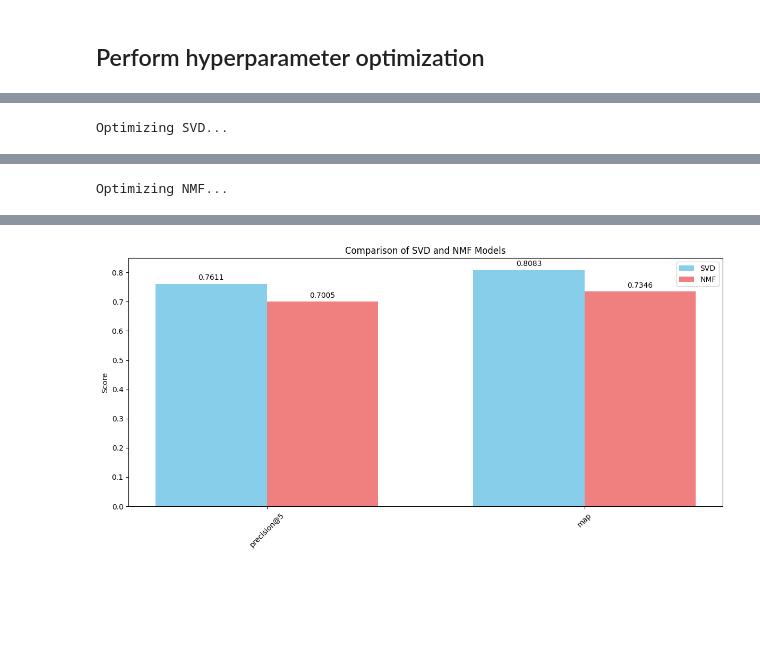
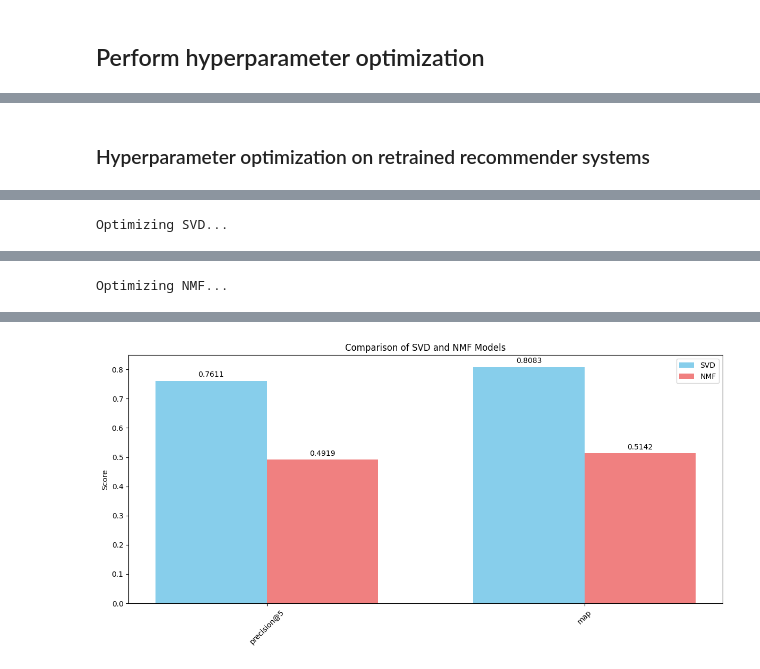
Before and after one commit to lendl-uy/ai201, a Jupyter notebook: mini_project/recommender.ipynb, the cells around one changed output, grey strips where cells are left out. Drawn from its saved outputs; the diff is of its cells as text; code cells hidden in the pictures; blank space fills up the shorter version.

```diff
--- a/mini_project/recommender.ipynb
+++ b/mini_project/recommender.ipynb
@@ -412,16 +333,0 @@ X_test_nmf_scaled = min_max_scaler.transform(X_test)
-# %%
-# Train models
-svd, X_train_svd = train_svd(X_train_svd_scaled)
-nmf, X_train_nmf = train_nmf(X_train_nmf_scaled)
-
-# Evaluate models
-svd_metrics = evaluate_recommendations(
-    svd, X_train_svd_scaled, X_test_svd_scaled, y_train, y_test
-)
-nmf_metrics = evaluate_recommendations(
-    nmf, X_train_nmf_scaled, X_test_nmf_scaled, y_train, y_test,
-    is_nmf=True, min_max_scaler=min_max_scaler
-)
-
-# Plot comparison
-plot_metrics_comparison(svd_metrics, nmf_metrics)
@@ -750,21 +661,24 @@ plot_metrics_comparison(svd_metrics, nmf_metrics)
+# %% [markdown]
+### Hyperparameter optimization on retrained recommender systems
 # %%
 # Optimize models
-best_svd, svd_study = optimize_svd(X_train_svd_scaled, y_train_smote, n_trials=50)
-best_nmf, nmf_study = optimize_nmf(X_train_nmf_scaled, y_train_smote, n_trials=50)
+best_svd_smote, svd_smote_study = optimize_svd(X_train_smote_std_scaled, y_train_smote, n_trials=50)
+best_nmf_smote, nmf_smote_study = optimize_nmf(X_train_smote, y_train_smote, n_trials=50)
 
 # Train models with optimal parameters
-X_train_svd = best_svd.fit_transform(X_train_svd_scaled)
-X_train_nmf = best_nmf.fit_transform(X_train_nmf_scaled)
+X_train_smote_svd = best_svd_smote.fit_transform(X_train_smote_std_scaled)
+X_train_smote_nmf = best_nmf_smote.fit_transform(X_train_smote)
+
+# Inference on test data
+X_test_smote_svd = best_svd_smote.transform(X_test_smote_std_scaled)
+svd_smote_predictions = get_top_k_predictions(X_train_smote_svd, X_test_smote_svd, y_train_smote)
+X_test_smote_nmf = best_nmf_smote.transform(X_test_smote)
+nmf_smote_predictions = get_top_k_predictions(X_train_smote_nmf, X_test_smote_nmf, y_train_smote)
 
 # Evaluate optimized models
-svd_metrics = evaluate_recommendations(
-    best_svd, X_train_svd_scaled, X_test_svd_scaled, y_train_smote, y_test_smote
-)
-nmf_metrics = evaluate_recommendations(
-    best_nmf, X_train_nmf_scaled, X_test_nmf_scaled, y_train_smote, y_test_smote,
-    is_nmf=True, min_max_scaler=min_max_scaler
-)
+svd_smote_metrics = evaluate_recommendations(y_train_smote, y_test_smote, svd_smote_predictions, k=5)
+nmf_smote_metrics = evaluate_recommendations(y_train_smote, y_test_smote, nmf_smote_predictions, k=5)
 
 # Plot comparison
-plot_metrics_comparison(svd_metrics, nmf_metrics)
+plot_metrics_comparison(svd_smote_metrics, nmf_smote_metrics)
 # %% [output]
@@ -808 +722 @@ Optimizing NMF...
-[figure, old version]
+[figure, new version]
```
Also changed, not shown: parts of 58 cells of this notebook.
